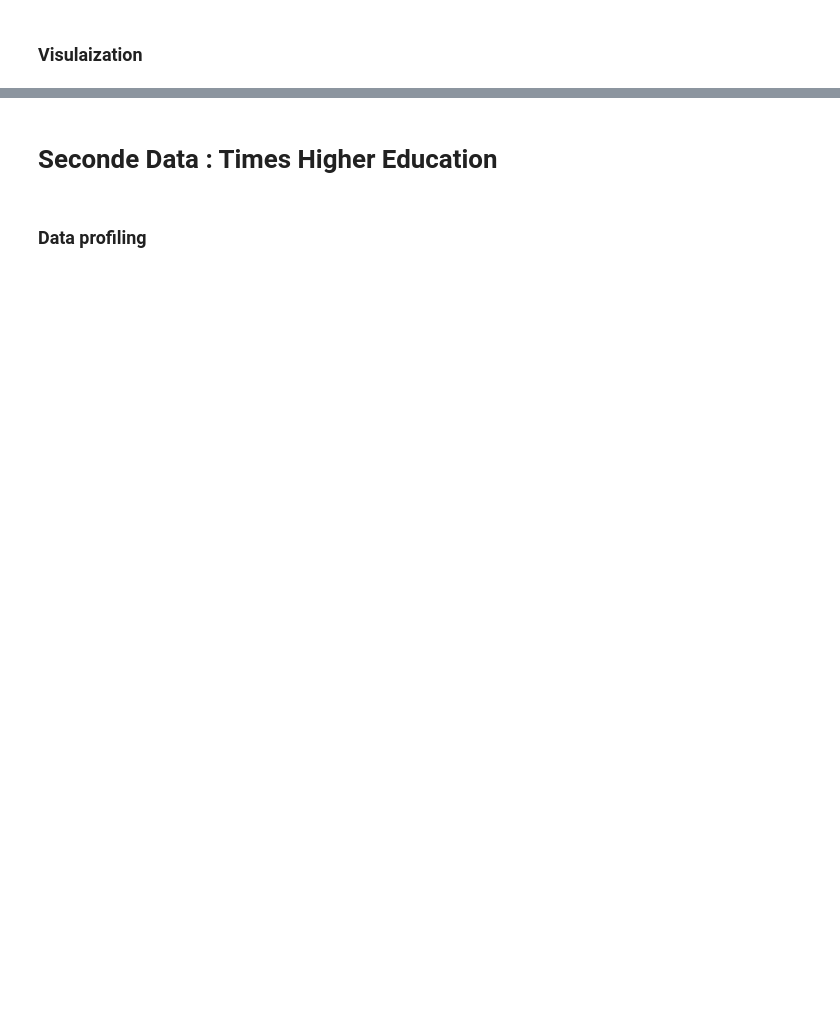
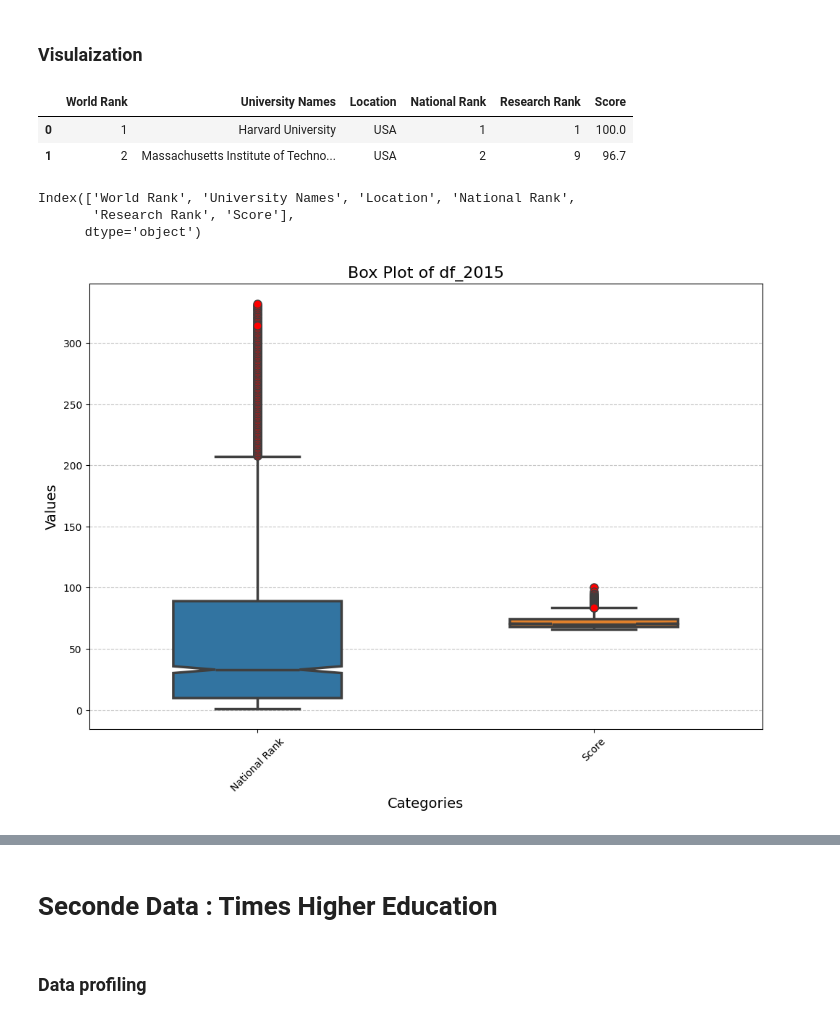
Before and after one commit to raseel4/Data_analysis_project_2, a Jupyter notebook: Project_2.ipynb, the cells around one changed output, grey strips where cells are left out. Drawn from its saved outputs; the diff is of its cells as text; code cells hidden in the pictures; blank space fills up the shorter version.

```diff
--- a/Project_2.ipynb
+++ b/Project_2.ipynb
@@ -358,2 +354,29 @@ See the caveats in the documentation: https://pandas.pydata.org/pandas-docs/stab
 # %% [markdown]
 ### Visulaization
+# %%
+df_WRU_Relevent.head(2)
+# %% [output]
+|  | World Rank | University Names | Location | National Rank | Research Rank | Score |
+| 0 | 1 | Harvard University | USA | 1 | 1 | 100.0 |
+| 1 | 2 | Massachusetts Institute of Techno... | USA | 2 | 9 | 96.7 |
+# %%
+df_WRU_Relevent.columns
+# %% [output]
+Index(['World Rank', 'University Names', 'Location', 'National Rank',
+       'Research Rank', 'Score'],
+      dtype='object')
+# %%
+# Box plot
+
+columns_df_2016 = ['National Rank', 'Score']
+plt.figure(figsize=(12, 8))
+# Display notches around the median & Customize the appearance of outliers
+sns.boxplot(data= df_WRU_Relevent[columns_df_2016], width=0.5, linewidth=2.5, notch=True, flierprops=dict(marker='o', markersize=8, markerfacecolor='red'))
+plt.title('Box Plot of df_2015', fontsize=16)  # Set the title of the plot
+plt.xlabel('Categories', fontsize=14)           # Set the label for the x-axis
+plt.ylabel('Values', fontsize=14)               # Set the label for the y-axis
+plt.xticks(rotation=45)                          # Rotate the x-axis labels for better readability
+plt.grid(axis='y', linestyle='--', alpha=0.7)    # Add a grid for the y-axis
+plt.show()                                       # Display the plot
+# %% [output]
+[figure, added]
```
Also changed, not shown: parts of 48 cells of this notebook.
